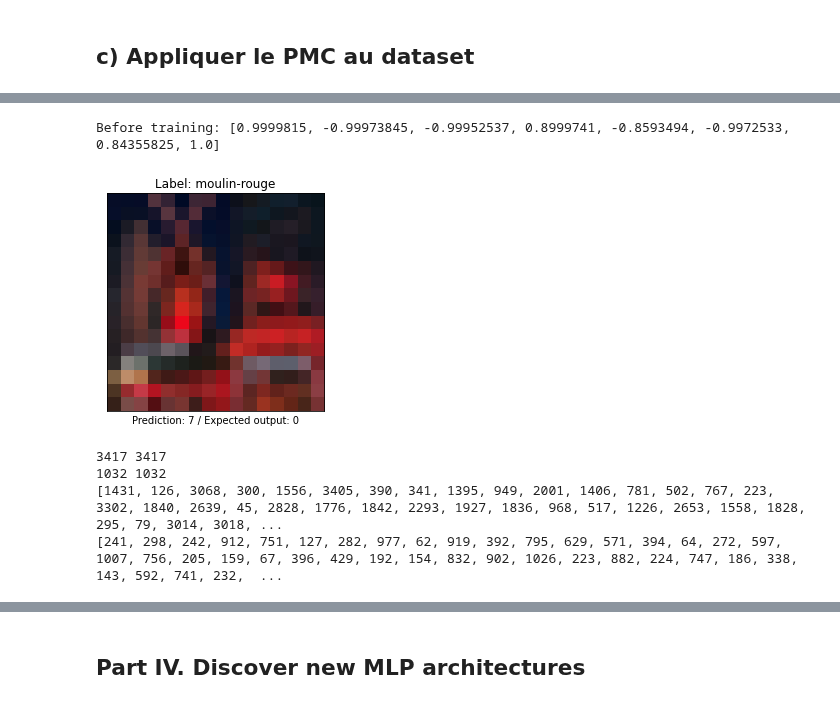
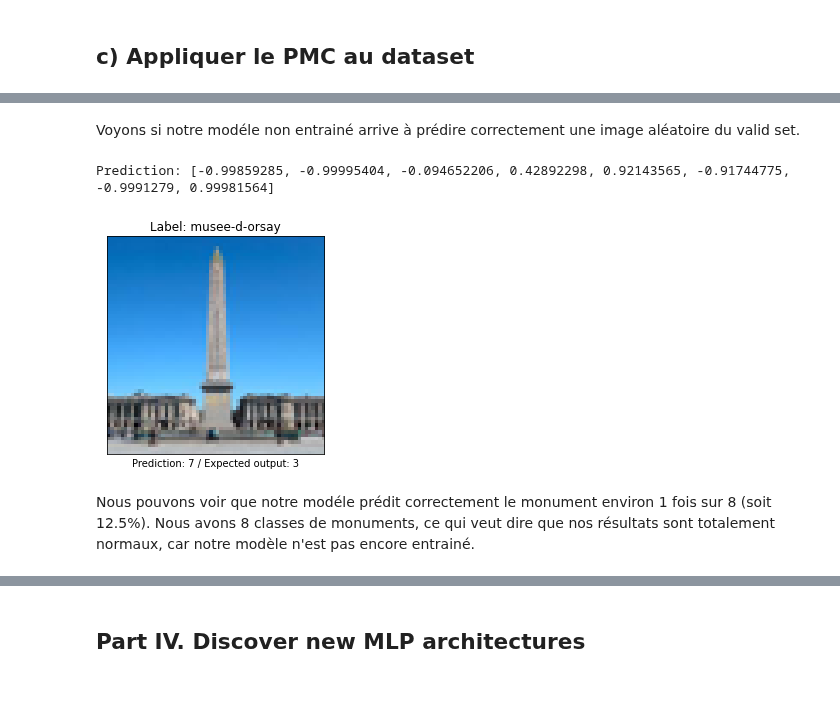
Before and after one commit to Levorilh/ml_python, a Jupyter notebook: rapport.ipynb, the cells around one changed output, grey strips where cells are left out. Saved outputs shown, nothing was run; the diff lists cells and outputs as text; code cells hidden in the pictures.

```diff
--- a/rapport.ipynb
+++ b/rapport.ipynb
@@ -182,5 +196,6 @@ NUM_CLASSES = 8
 # %%
-input_dim = [len(X_train[0]), 32, NUM_CLASSES]
+picture_test = 411
+input_dim = [len(X_train[0]), 32, 8]
 # %%
 p_model, len_output_layer = create_mlp_model(input_dim)
 # %%
@@ -202,12 +217,14 @@ def accuracy(model):
             true_preds += 1
     print(f"Accuracy valid: {round((true_preds / total_preds) * 100, 2)}%")
-# %%
-test_before = predict_mlp_model_classification(p_model, X_valid[picture_test], len_output_layer)
-print("Before training:", test_before)
-# %% [output]
-Before training: [0.9999815, -0.99973845, -0.99952537, 0.8999741, -0.8593494, -0.9972533, 0.84355825, 1.0]
-# %%
-showImg(X_valid[picture_test], y_valid[picture_test], test_before);
-# %% [output]
-[figure, removed]
+# %% [markdown]
+Voyons si notre modéle non entrainé arrive à prédire correctement une image aléatoire du valid set.
+# %%
+test_before = predict_mlp_model_classification(p_model, X_valid[picture_test], input_dim[-1])
+
+showImg(X_valid[picture_test], y_valid[picture_test], test_before);
+
+print("Prediction:", test_before)
+# %% [output]
+Prediction: [-0.99859285, -0.99995404, -0.094652206, 0.42892298, 0.92143565, -0.91744775, -0.9991279, 0.99981564]
+[figure, added]
 # %%
@@ -216,14 +233,9 @@ random_idx_valid = [np.random.randint(0, len(X_valid) - 1) for _ in range(50)]
 # %%
-print(len(X_train), len(y_train))
-print(len(X_valid), len(y_valid))
-
-print(random_idx_train)
-print(random_idx_valid)
+#print(f"Indexes aléatoire pour le train set: {random_idx_train}")
+#print()
+#print(f"Indexes aléatoire pour le valid set: {random_idx_valid}")
-# %% [output]
-3417 3417
-1032 1032
-[1431, 126, 3068, 300, 1556, 3405, 390, 341, 1395, 949, 2001, 1406, 781, 502, 767, 223, 3302, 1840, 2639, 45, 2828, 1776, 1842, 2293, 1927, 1836, 968, 517, 1226, 2653, 1558, 1828, 295, 79, 3014, 3018, ...
-[241, 298, 242, 912, 751, 127, 282, 977, 62, 919, 392, 795, 629, 571, 394, 64, 272, 597, 1007, 756, 205, 159, 67, 396, 429, 192, 154, 832, 902, 1026, 223, 882, 224, 747, 186, 338, 143, 592, 741, 232,  ...
+# %% [markdown]
+Nous pouvons voir que notre modéle prédit correctement le monument environ 1 fois sur 8 (soit 12.5%). Nous avons 8 classes de monuments, ce qui veut dire que nos résultats sont totalement normaux, car notre modèle n'est pas encore entrainé.
 # %%
 accuracy(p_model)
 # %% [output]
```
Also changed, not shown: parts of 47 cells of this notebook, 7 other files.
